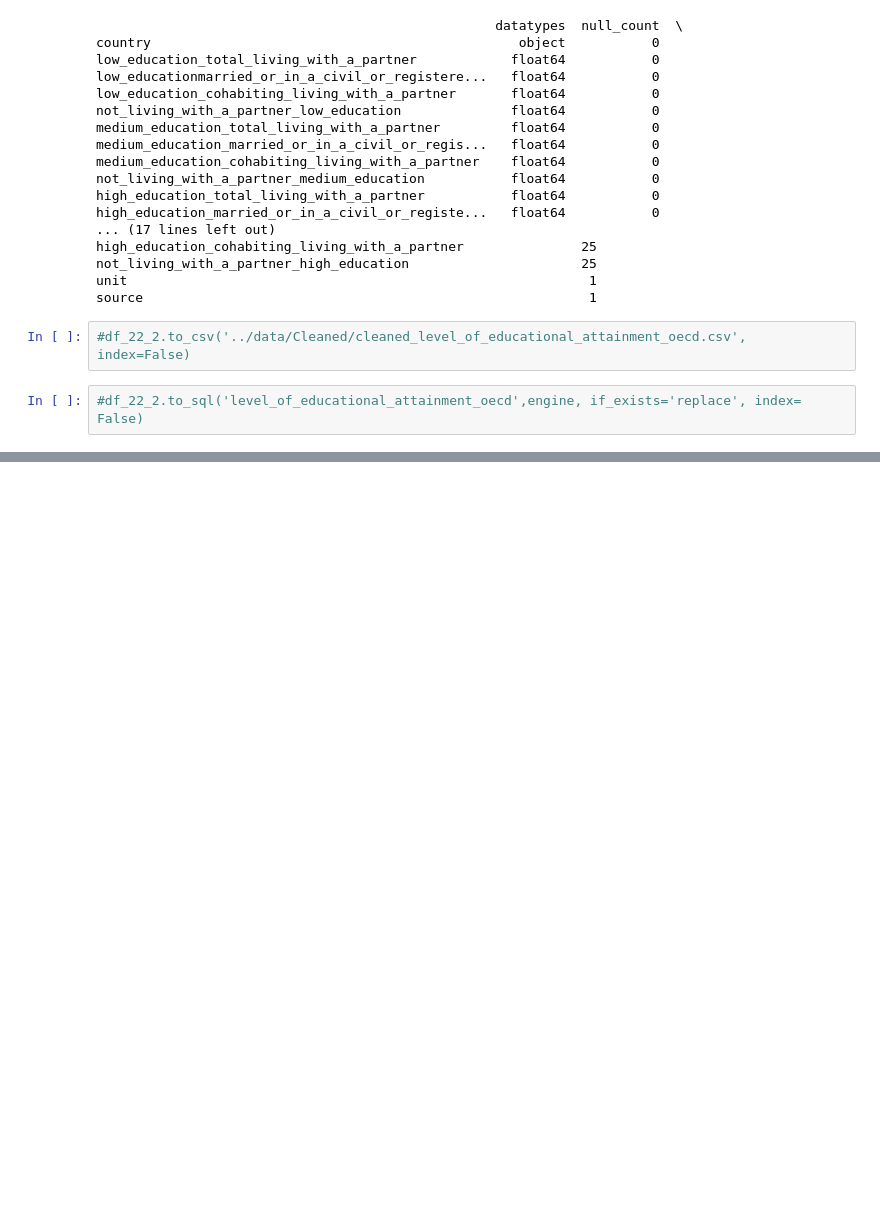
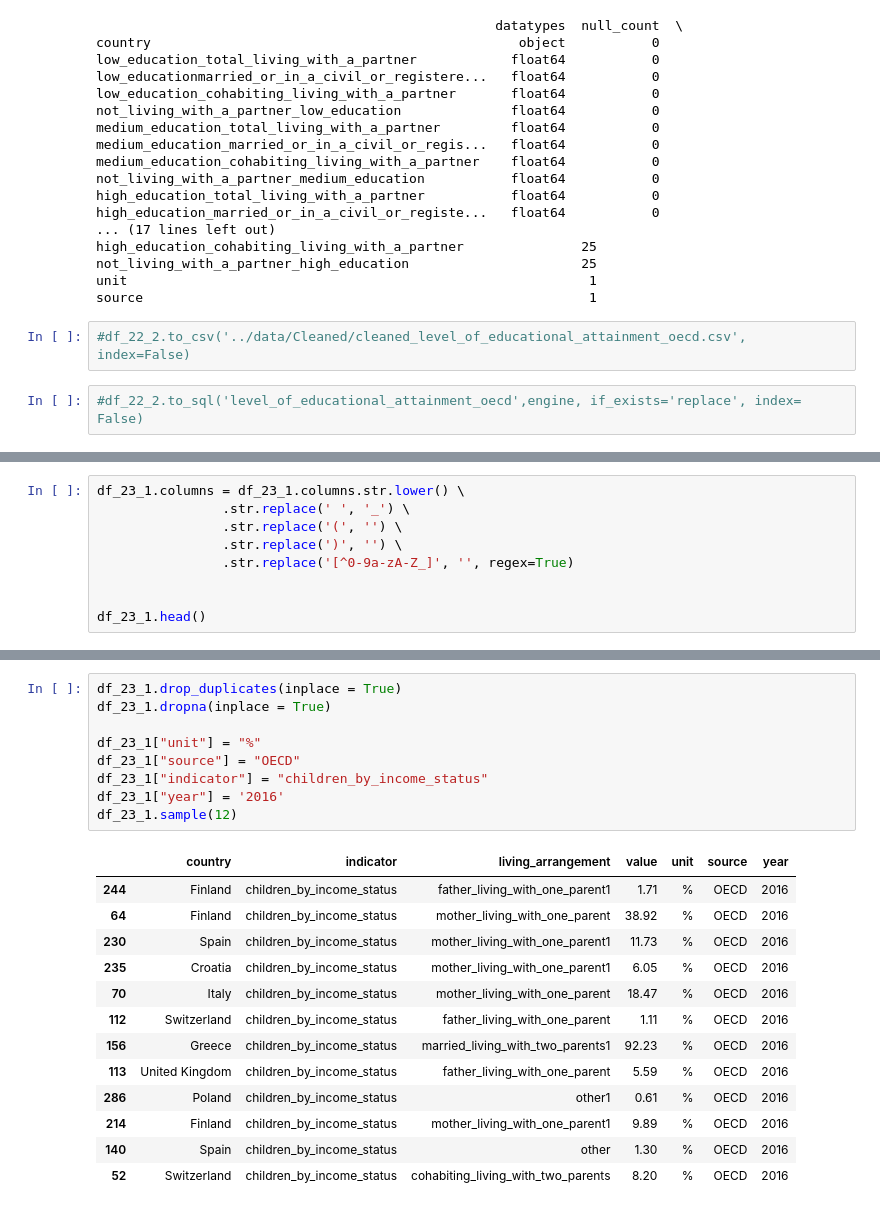
Before and after one commit to YkslB/marriage_statistics, a Jupyter notebook: scripts/Cleaning.ipynb, the cells around one changed output, grey strips where cells are left out. Saved outputs shown, nothing was run; the diff lists cells and outputs as text; blank space fills up the shorter version.

```diff
--- a/scripts/Cleaning.ipynb
+++ b/scripts/Cleaning.ipynb
@@ -3159,3 +3159,12 @@ df_23_1.head()
 | 2 | Czech Republic | 29,54 | 29,58 | 37,56 | 2,38 | ... |
 | 3 | Estonia | 41,98 | 26,25 | 30,19 | 0,33 | ... |
 | 4 | Finland | 32,93 | 13,30 | 38,92 | 12,61 | ... |
+# %%
+df_23_1.columns = df_23_1.columns.str.lower() \
+                .str.replace(' ', '_') \
+                .str.replace('(', '') \
+                .str.replace(')', '') \
+                .str.replace('[^0-9a-zA-Z_]', '', regex=True)
+
+
+df_23_1.head()
@@ -3246,0 +3248,23 @@ df_23_1.head(10)
+# %%
+df_23_1.drop_duplicates(inplace = True)
+df_23_1.dropna(inplace = True)
+
+df_23_1["unit"] = "%"
+df_23_1["source"] = "OECD"
+df_23_1["indicator"] = "children_by_income_status"
+df_23_1["year"] = '2016'
+df_23_1.sample(12)
+# %% [output]
+|  | country | indicator | living_arrangement | value | unit | source | year |
+| 244 | Finland | children_by_income_status | father_living_with_one_parent1 | 1.71 | % | OECD | 2016 |
+| 64 | Finland | children_by_income_status | mother_living_with_one_parent | 38.92 | % | OECD | 2016 |
+| 230 | Spain | children_by_income_status | mother_living_with_one_parent1 | 11.73 | % | OECD | 2016 |
+| 235 | Croatia | children_by_income_status | mother_living_with_one_parent1 | 6.05 | % | OECD | 2016 |
+| 70 | Italy | children_by_income_status | mother_living_with_one_parent | 18.47 | % | OECD | 2016 |
+| 112 | Switzerland | children_by_income_status | father_living_with_one_parent | 1.11 | % | OECD | 2016 |
+| 156 | Greece | children_by_income_status | married_living_with_two_parents1 | 92.23 | % | OECD | 2016 |
+| 113 | United Kingdom | children_by_income_status | father_living_with_one_parent | 5.59 | % | OECD | 2016 |
+| 286 | Poland | children_by_income_status | other1 | 0.61 | % | OECD | 2016 |
+| 214 | Finland | children_by_income_status | mother_living_with_one_parent1 | 9.89 | % | OECD | 2016 |
+| 140 | Spain | children_by_income_status | other | 1.30 | % | OECD | 2016 |
+| 52 | Switzerland | children_by_income_status | cohabiting_living_with_two_parents | 8.20 | % | OECD | 2016 |
```
Also changed, not shown: parts of 49 cells of this notebook, 2 other files.
